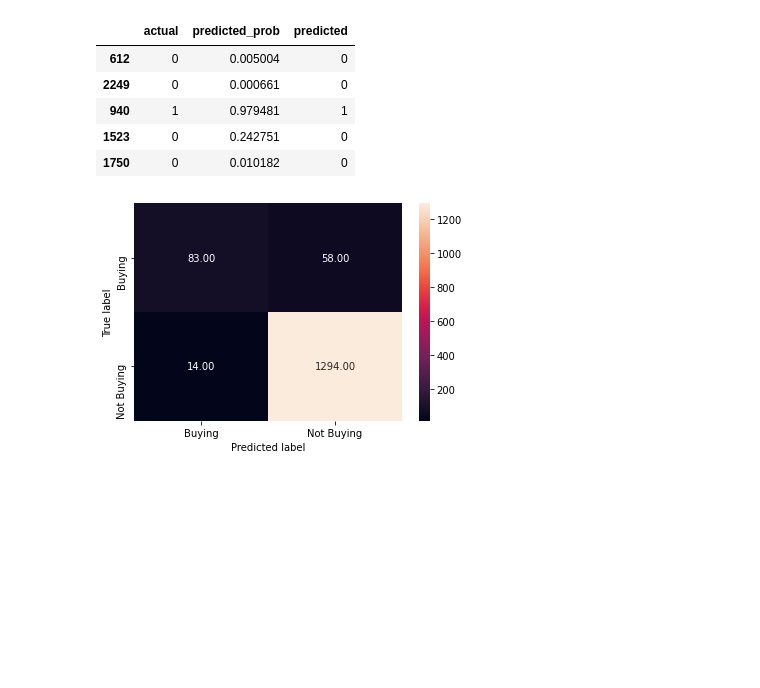
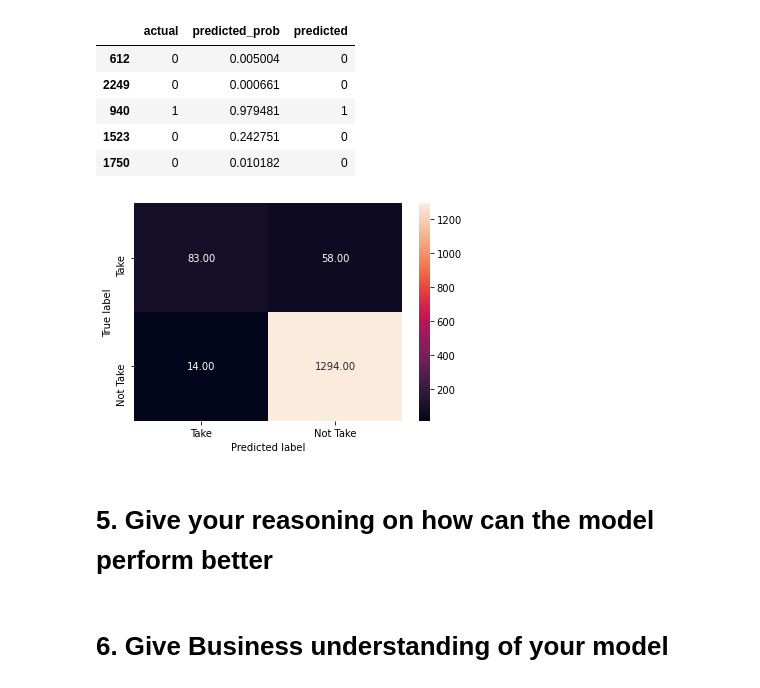
Before and after one commit to qthanglee/UTA, a Jupyter notebook: projects/therabank/main.ipynb, the cells around one changed output. Saved outputs shown, nothing was run; the diff lists cells and outputs as text; code cells hidden in the pictures; blank space fills up the shorter version.

```diff
--- a/projects/therabank/main.ipynb
+++ b/projects/therabank/main.ipynb
@@ -408,12 +416,16 @@ y_pred_df[0:5]
 # %%
 # Evaluating model performance by using confusion matrix
 from sklearn.metrics import confusion_matrix, accuracy_score
 def draw_cm( actual, predicted ):
     cm = confusion_matrix( actual, predicted, [1,0] )
-    sns.heatmap(cm, annot=True,  fmt='.2f', xticklabels = ["Buying", "Not Buying"] , yticklabels = ["Buying", "Not Buying"] )
+    sns.heatmap(cm, annot=True,  fmt='.2f', xticklabels = ["Take", "Not Take"] , yticklabels = ["Take", "Not Take"] )
     plt.ylabel('True label')
     plt.xlabel('Predicted label')
     plt.show()
 draw_cm(y_pred_df.actual, y_pred_df.predicted)
 # %% [output]
-[figure, old version]
+[figure, new version]
+# %% [markdown]
+# 5. Give your reasoning on how can the model perform better
+# %% [markdown]
+# 6. Give Business understanding of your model
```
Also changed, not shown: parts of 4 cells of this notebook.
